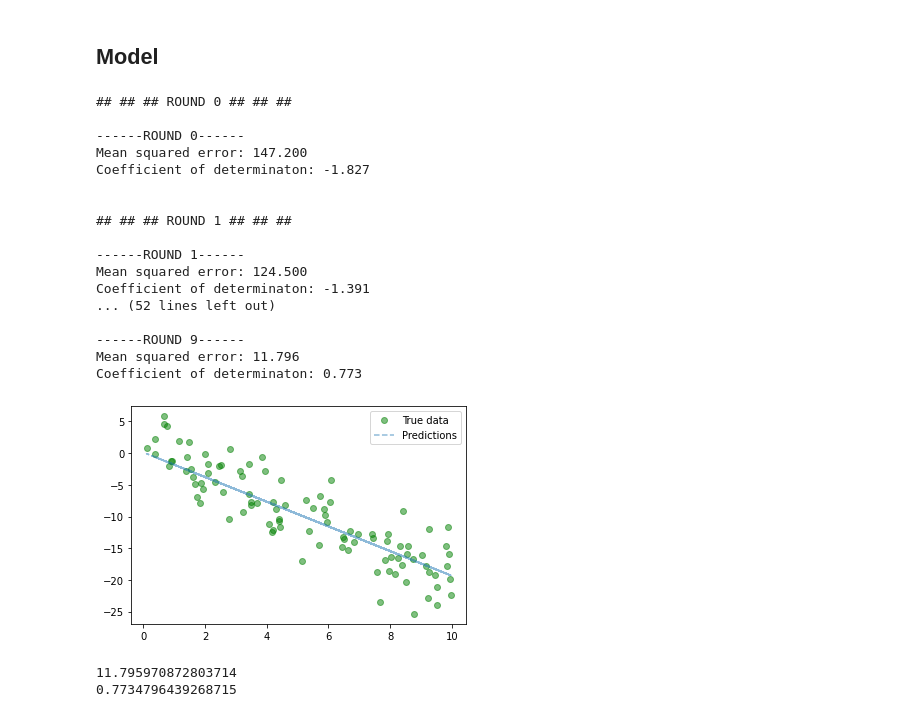
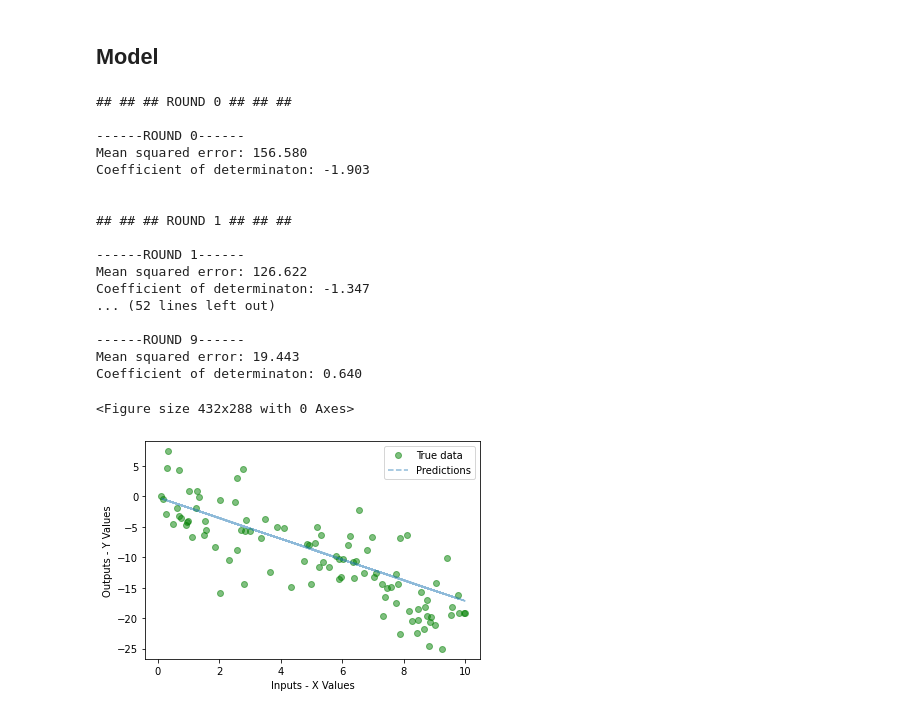
Before and after one commit to alexbergamasco96/NS_FederatedLearning, a Jupyter notebook: Comparison_FedAVG.ipynb, the cells around one changed output. Drawn from its saved outputs; the diff is of its cells as text; code cells hidden in the pictures.

Commit message:
standard_error

```diff
--- a/Comparison_FedAVG.ipynb
+++ b/Comparison_FedAVG.ipynb
@@ -50,7 +56,7 @@ c = 1
 dataset_X = np.linspace(0, 10, 1000)
 np.random.shuffle(dataset_X)
 
-dataset_y =  dataset_X * m + c +  np.random.randn(dataset_X.size) * math.sqrt(10)
+dataset_y =  dataset_X * m + c +  np.random.randn(dataset_X.size) * math.sqrt(20)
 
 dataset_X = dataset_X.reshape(-1,1)
 dataset_y = dataset_y.reshape(-1,1)
@@ -346,37 +360,38 @@ for i in range(num_rounds):
 ## ## ## ROUND 0 ## ## ##
 
 ------ROUND 0------
-Mean squared error: 147.200
-Coefficient of determinaton: -1.827
+Mean squared error: 156.580
+Coefficient of determinaton: -1.903
 
 
 ## ## ## ROUND 1 ## ## ##
 
 ------ROUND 1------
-Mean squared error: 124.500
-Coefficient of determinaton: -1.391
+Mean squared error: 126.622
+Coefficient of determinaton: -1.347
 ... (52 lines left out)
 
 ------ROUND 9------
-Mean squared error: 11.796
-Coefficient of determinaton: 0.773
+Mean squared error: 19.443
+Coefficient of determinaton: 0.640
 # %%
 with torch.no_grad():
     predicted = w[0](Variable(torch.from_numpy(test_X).float())).data.numpy()
 
 plt.clf()
+ax = plt.figure().gca()
+
 plt.plot(test_X, test_y, 'go', label='True data', alpha=0.5)
 plt.plot(test_X, predicted,'--', label='Predictions', alpha=0.5)
+
+ax.set_xlabel("Inputs - X Values")
+ax.set_ylabel("Outputs - Y Values")
+
 plt.legend(loc='best')
 plt.show()
 # %% [output]
+<Figure size 432x288 with 0 Axes>
-[figure, old version]
+[figure, new version]
-# %%
-print(mean_squared_error(test_y, predicted))
-print(r2_score(test_y, predicted))
-# %% [output]
-11.795970872803714
-0.7734796439268715
 # %%
 # plot loss over epochs for each worker
 
```
Also changed, not shown: parts of 13 cells of this notebook, 4 other files.
